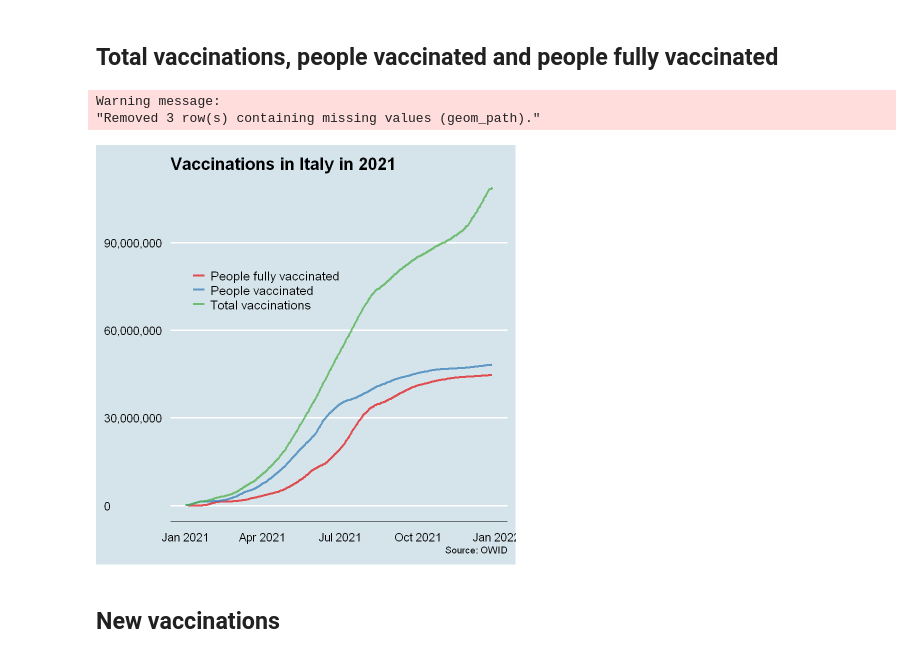
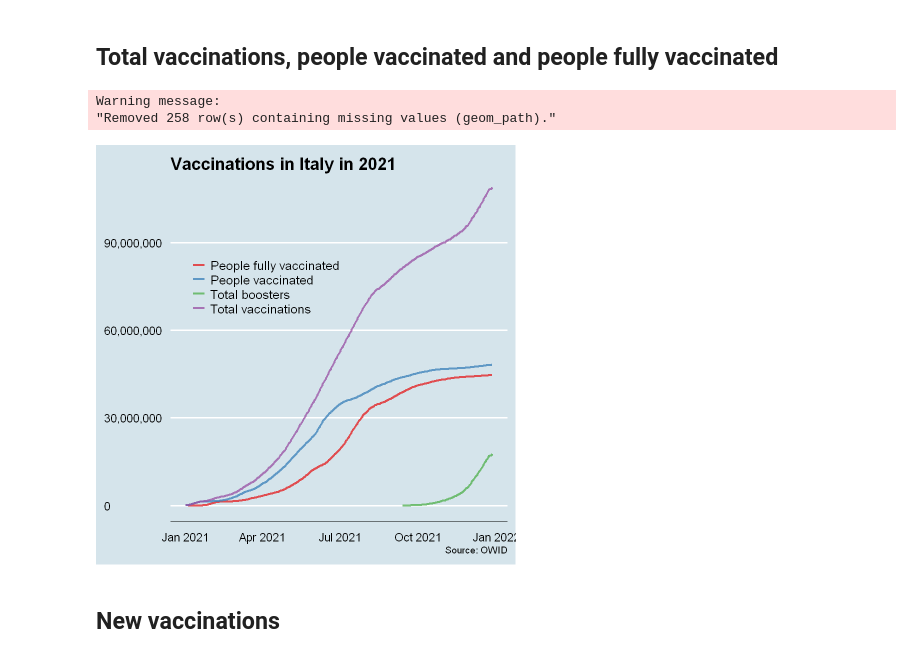
Before and after one commit to JacopoMalatesta/covid_cloud_database, a Jupyter notebook: 02 - Querying and visualizing the database with SQL and R.ipynb, the cells around one changed output. Saved outputs shown, nothing was run; the diff lists cells and outputs as text; code cells hidden in the pictures.

```diff
--- a/02 - Querying and visualizing the database with SQL and R.ipynb
+++ b/02 - Querying and visualizing the database with SQL and R.ipynb
@@ -183,40 +183,42 @@ theme(axis.title.x = element_blank(),
 query <- "SELECT date,
                  total_vaccinations,
                  people_vaccinated,
-                 people_fully_vaccinated
+                 people_fully_vaccinated,
+                 total_boosters
           FROM covid
           WHERE location = 'Italy' AND
                 EXTRACT(YEAR FROM date) = 2021"
 
 dbGetQuery(conn = con, statement = query) %>%
 mutate(date = lubridate::ymd(date)) %>%
-pivot_longer(cols = c(total_vaccinations, people_vaccinated, people_fully_vaccinated),
+pivot_longer(cols = c(total_vaccinations, people_vaccinated, people_fully_vaccinated, total_boosters),
              names_to = "names",
              values_to = "values") %>%
 ggplot(aes(x = date, y = values, colour = names)) +
 geom_line(size = 1.25, alpha = 0.75) +
 theme_economist() +
 scale_y_continuous(labels = scales::comma) +
 labs(title = "Vaccinations in Italy in 2021",
      caption = "Source: OWID") +
 theme(title = element_text(size = 14),
       axis.title.x = element_blank(),
       axis.text.x = element_text(size = 14),
       axis.ticks.x = element_blank(),
       axis.title.y = element_blank(),
       axis.ticks.y = element_blank(),
       axis.text.y = element_text(size = 14),
       legend.title = element_blank(),
       legend.text = element_text(size = 15),
-      legend.position = c(0.5, .75),
+      legend.position = c(.5, .78),
       legend.justification = c("right", "top"),
       legend.box.just = "right",
       legend.margin = margin(6, 6, 6, 6)) +
-scale_colour_brewer(palette = "Set1", labels = c("People fully vaccinated", "People vaccinated", "Total vaccinations"))
+scale_colour_brewer(palette = "Set1",
+                    labels = c("People fully vaccinated", "People vaccinated", "Total boosters", "Total vaccinations"))
 # %% [output]
 Warning message:
-"Removed 3 row(s) containing missing values (geom_path)."
+"Removed 258 row(s) containing missing values (geom_path)."
-[figure, old version]
+[figure, new version]
 # %% [markdown]
 ## New vaccinations
 # %%
```
Also changed, not shown: parts of 6 cells of this notebook, 1 other file.
